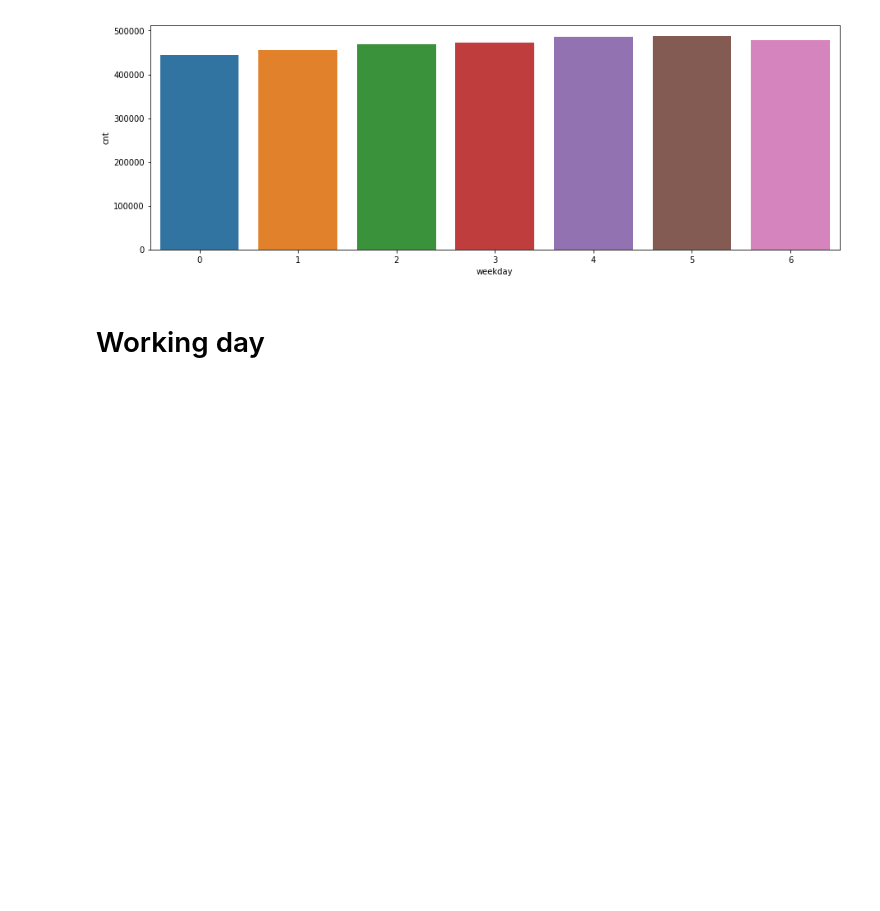
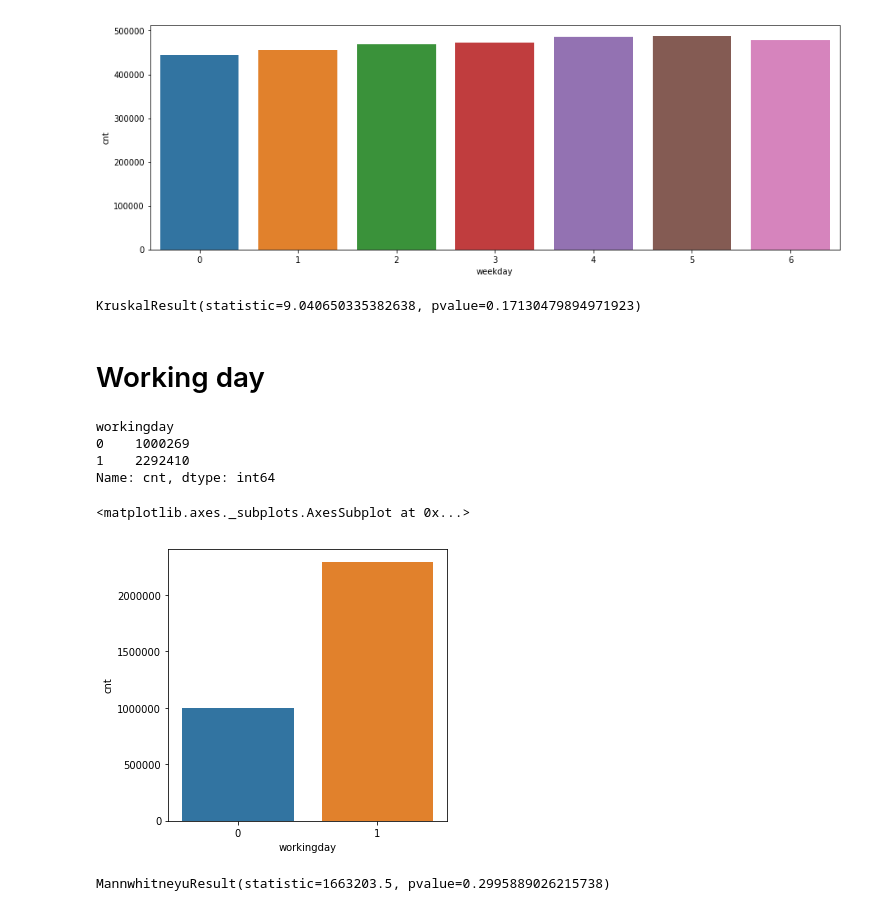
Before and after one commit to Saideepak-R/Bike-sharing, a Jupyter notebook: problem_statement.ipynb, the cells around one changed output. Saved outputs shown, nothing was run; the diff lists cells and outputs as text; code cells hidden in the pictures; blank space fills up the shorter version.

```diff
--- a/problem_statement.ipynb
+++ b/problem_statement.ipynb
@@ -531,2 +541,22 @@ Name: cnt, dtype: int64
+# %%
+#Since data is not normal kruskal test is used instead of ANOVA
+#H0: Mean is equal across all groups
+#H1: Atleast one of the mean significantly varies
+kruskal(g1['cnt'],g2['cnt'],g3['cnt'],g4['cnt'],g5['cnt'],g6['cnt'],g7['cnt'])
+#Since p value is >0.05 we do not reject null hypothesis
+# %% [output]
+KruskalResult(statistic=9.040650335382638, pvalue=0.17130479894971923)
 # %% [markdown]
 # Working day
+# %%
+working_day=df.groupby('workingday')['cnt'].sum()
+print(working_day)
+plt.figure(figsize=(5,5))
+sns.barplot(working_day.index,working_day)
+# %% [output]
+workingday
+0    1000269
+1    2292410
+Name: cnt, dtype: int64
+<matplotlib.axes._subplots.AxesSubplot at 0x...>
+[figure, added]
@@ -532,0 +567,7 @@ Name: cnt, dtype: int64
+# %%
+#H0:Two means are equal
+#H1:Two means are different
+mannwhitneyu(g1['cnt'],g2['cnt'])
+#Since p value is > 0.05 we do not reject the null hypothesis and therefore two sample means are equal
+# %% [output]
+MannwhitneyuResult(statistic=1663203.5, pvalue=0.2995889026215738)
```
Also changed, not shown: parts of 19 cells of this notebook.
